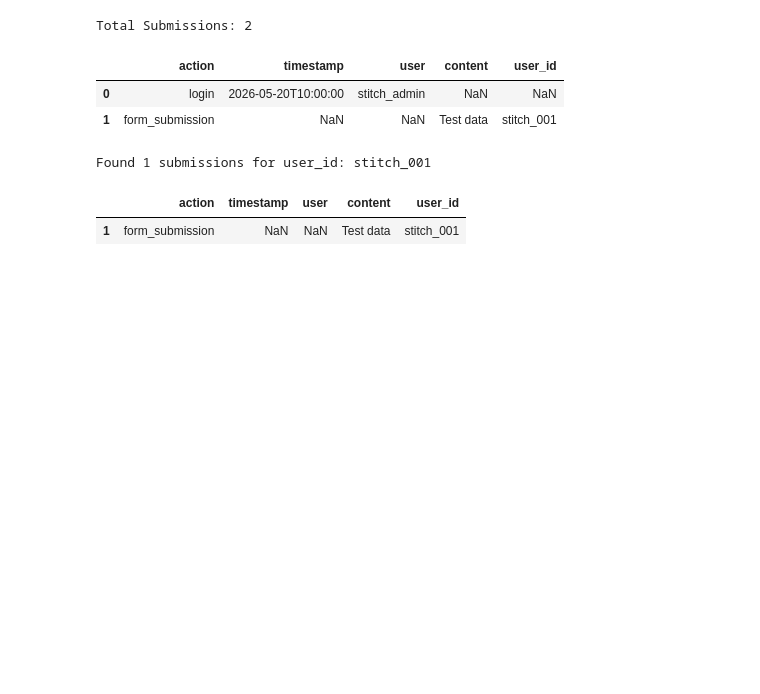
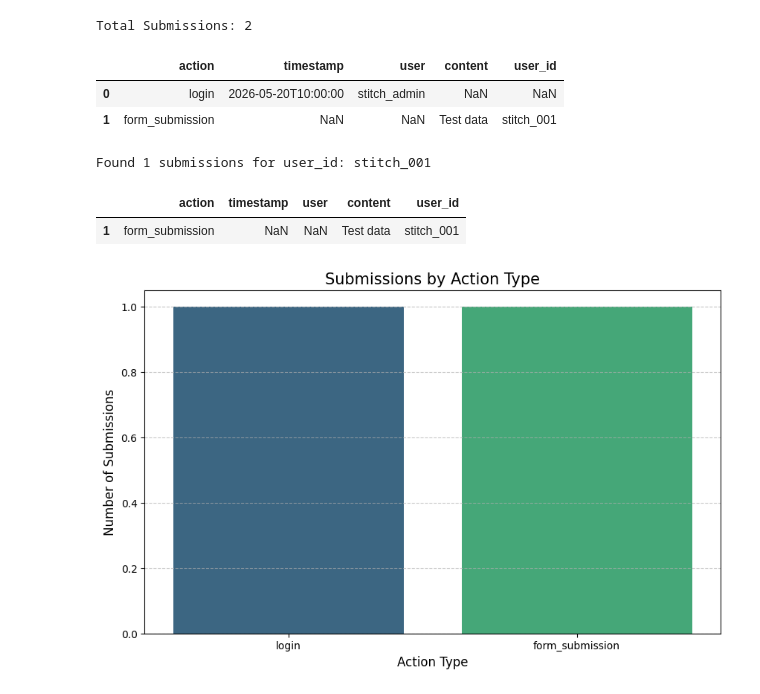
Before and after one commit to dharamdevm/mrdevsacademy, a Jupyter notebook: quickstarts/Get_started_managed_agents.ipynb, the cells around one changed output. Cells and saved outputs as stored; diff of their text form; code cells hidden in the pictures; blank space fills up the shorter version.

```diff
--- a/quickstarts/Get_started_managed_agents.ipynb
+++ b/quickstarts/Get_started_managed_agents.ipynb
@@ -1375,3 +1375,34 @@ except Exception as e:
 Found 1 submissions for user_id: stitch_001
 |  | action | timestamp | user | content | user_id |
 | 1 | form_submission | NaN | NaN | Test data | stitch_001 |
+# %%
+import matplotlib.pyplot as plt
+import seaborn as sns
+import requests
+import pandas as pd
+
+# Refresh data from API
+try:
+    response = requests.get('http://127.0.0.1:5000/api/submissions')
+    if response.status_code == 200 and response.json():
+        df_viz = pd.DataFrame(response.json())
+
+        # Prepare the data for plotting
+        action_counts = df_viz['action'].value_counts().reset_index()
+        action_counts.columns = ['action', 'count']
+
+        # Create the bar chart
+        plt.figure(figsize=(10, 6))
+        sns.barplot(x='action', y='count', data=action_counts, palette='viridis', hue='action', legend=False)
+
+        plt.title('Submissions by Action Type', fontsize=15)
+        plt.xlabel('Action Type', fontsize=12)
+        plt.ylabel('Number of Submissions', fontsize=12)
+        plt.grid(axis='y', linestyle='--', alpha=0.7)
+        plt.show()
+    else:
+        print("No data available to visualize. Please submit some forms first.")
+except Exception as e:
+    print(f"Error generating visualization: {e}")
+# %% [output]
+[figure, added]
```
Also changed, not shown: parts of 4 cells of this notebook.
